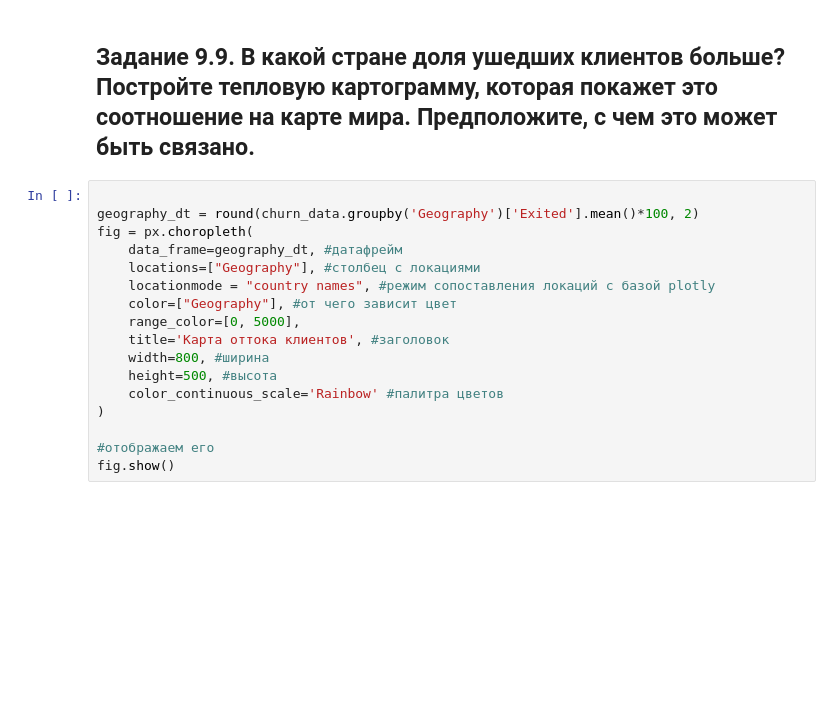
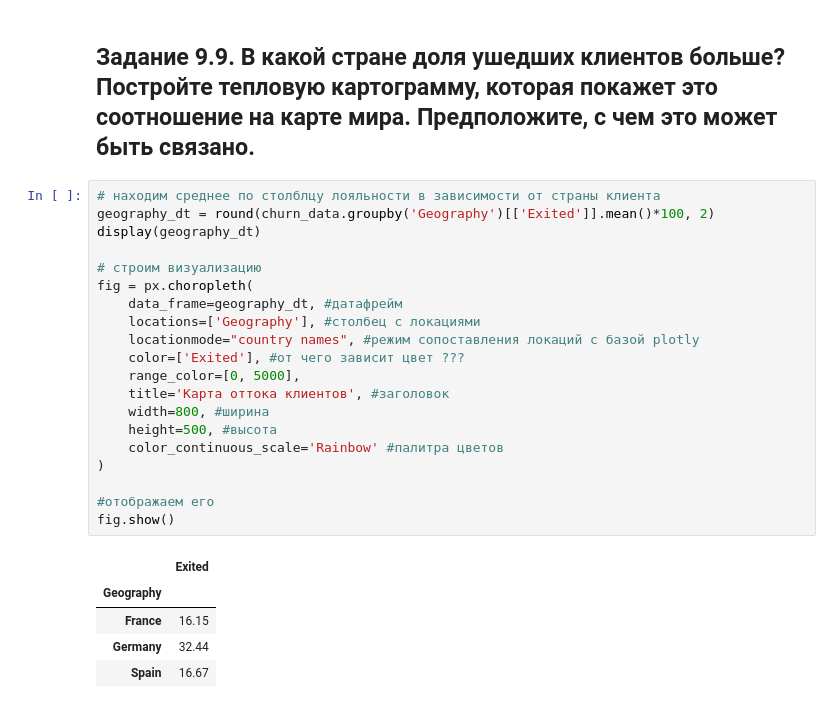
Before and after one commit to Alla-Kr/Alladata, a Jupyter notebook: SkillFactory/PY-13. Визуализация/итоговое задание/итоговое задание.ipynb, the cells around one changed output. Saved outputs shown, nothing was run; the diff lists cells and outputs as text; blank space fills up the shorter version.

```diff
--- a/SkillFactory/PY-13. Визуализация/итоговое задание/итоговое задание.ipynb
+++ b/SkillFactory/PY-13. Визуализация/итоговое задание/итоговое задание.ipynb
@@ -211,19 +219,28 @@ fig.show()
 # %% [markdown]
 ## Задание 9.9. В какой стране доля ушедших клиентов больше? Постройте тепловую картограмму, которая покажет это соотношение на карте мира. Предположите, с чем это может быть связано.
 # %%
+# находим среднее по столблцу лояльности в зависимости от страны клиента
+geography_dt = round(churn_data.groupby('Geography')[['Exited']].mean()*100, 2)
+display(geography_dt)
 
-geography_dt = round(churn_data.groupby('Geography')['Exited'].mean()*100, 2)
+# строим визуализацию
 fig = px.choropleth(
     data_frame=geography_dt, #датафрейм
-    locations=["Geography"], #столбец с локациями
-    locationmode = "country names", #режим сопоставления локаций с базой plotly
-    color=["Geography"], #от чего зависит цвет
+    locations=['Geography'], #столбец с локациями
+    locationmode="country names", #режим сопоставления локаций с базой plotly
+    color=['Exited'], #от чего зависит цвет ???
     range_color=[0, 5000],
     title='Карта оттока клиентов', #заголовок
     width=800, #ширина
     height=500, #высота
     color_continuous_scale='Rainbow' #палитра цветов
 )
 
 #отображаем его
 fig.show()
+# %% [output]
+|  | Exited |
+| Geography |  |
+| France | 16.15 |
+| Germany | 32.44 |
+| Spain | 16.67 |
```
Also changed, not shown: parts of 11 cells of this notebook.
